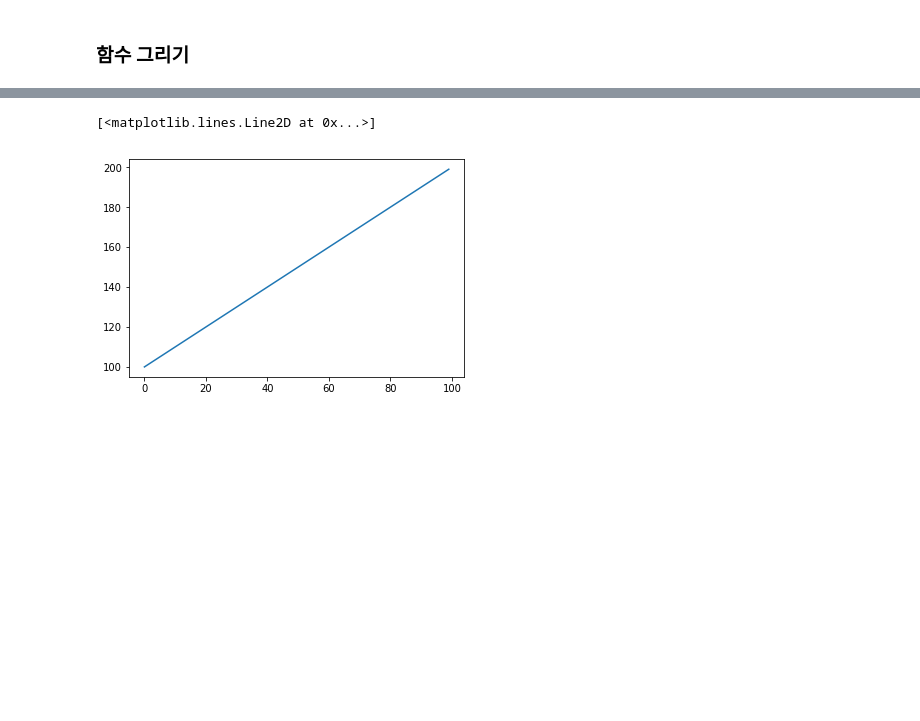
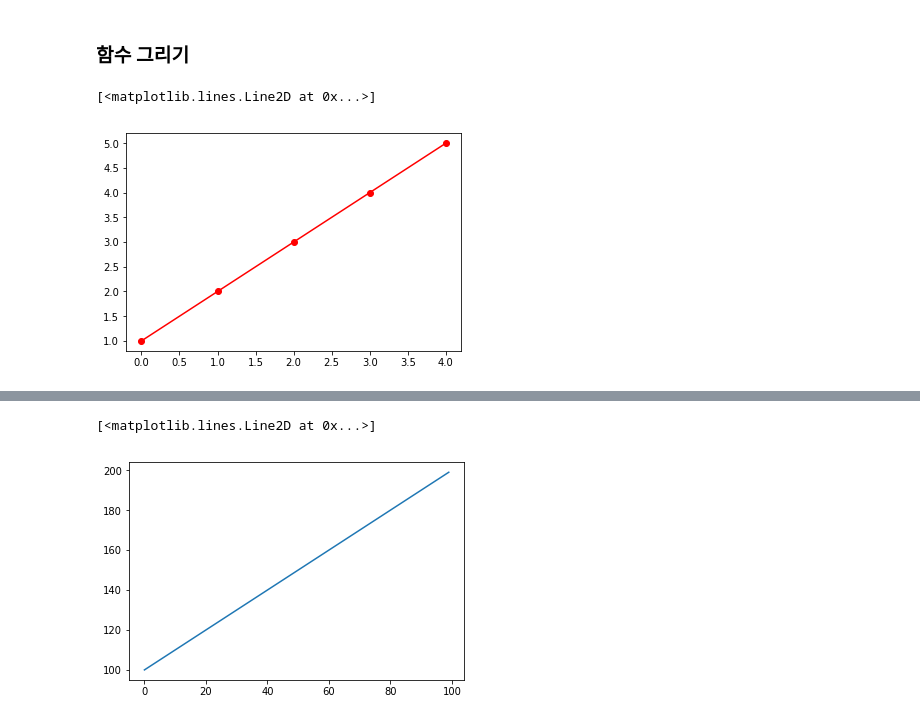
Before and after one commit to gubosd/lecture12, a Jupyter notebook: 데이터분석/02_numpy_06_함수.ipynb, the cells around one changed output, grey strips where cells are left out. Cells and saved outputs as stored; diff of their text form; code cells hidden in the pictures; blank space fills up the shorter version.

```diff
--- a/데이터분석/02_numpy_06_함수.ipynb
+++ b/데이터분석/02_numpy_06_함수.ipynb
@@ -375,2 +415,7 @@ array([6, 6, 6, 6, 6])
 # %% [markdown]
 ### 함수 그리기
+# %%
+plt.plot([1,2,3,4,5], 'ro-')
+# %% [output]
+[<matplotlib.lines.Line2D at 0x...>]
+[figure, added]
```
Also changed, not shown: parts of 28 cells of this notebook.
